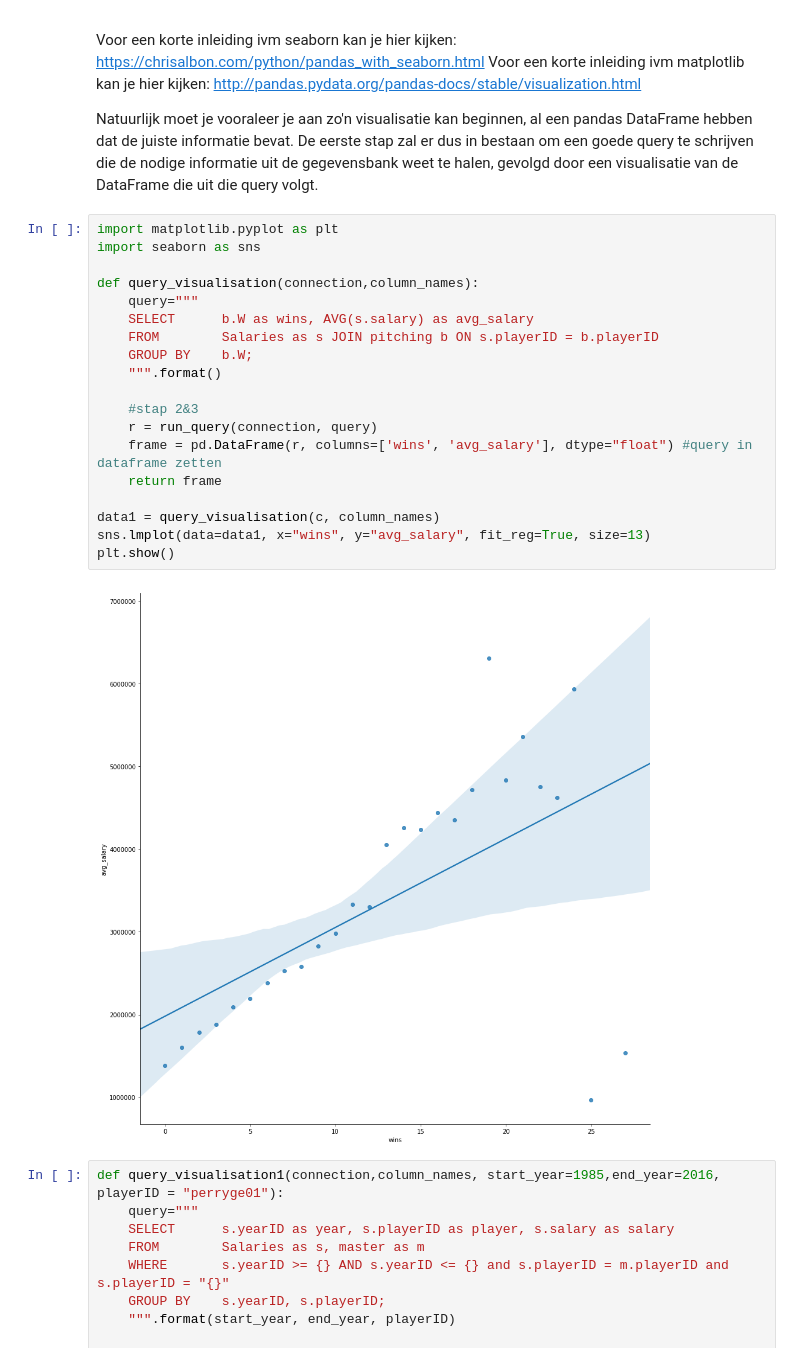
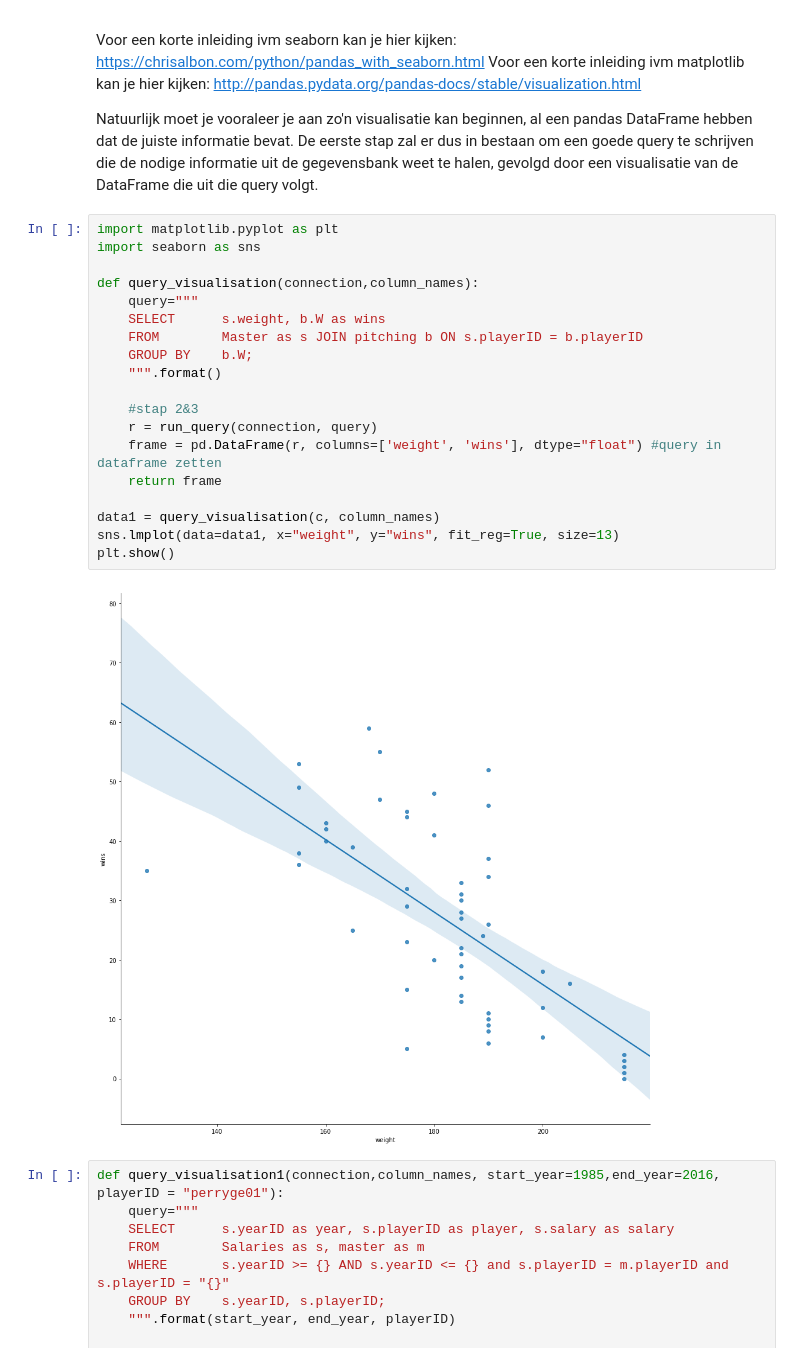
Before and after one commit to TimVanWesemael/Gegevensbanken, a Jupyter notebook: Part 4/04 - ASSIGNMENT.ipynb, the cells around one changed output. Drawn from its saved outputs; the diff is of its cells as text.

Commit message:
weight vs wins

```diff
--- a/Part 4/04 - ASSIGNMENT.ipynb
+++ b/Part 4/04 - ASSIGNMENT.ipynb
@@ -452,24 +452,24 @@ Natuurlijk moet je vooraleer je aan zo'n visualisatie kan beginnen, al een panda
 # %%
 import matplotlib.pyplot as plt
 import seaborn as sns
 
 def query_visualisation(connection,column_names):
     query="""
-    SELECT      b.W as wins, AVG(s.salary) as avg_salary
-    FROM        Salaries as s JOIN pitching b ON s.playerID = b.playerID
+    SELECT      s.weight, b.W as wins
+    FROM        Master as s JOIN pitching b ON s.playerID = b.playerID
     GROUP BY    b.W;
     """.format()
 
     #stap 2&3
     r = run_query(connection, query)
-    frame = pd.DataFrame(r, columns=['wins', 'avg_salary'], dtype="float") #query in dataframe zetten
+    frame = pd.DataFrame(r, columns=['weight', 'wins'], dtype="float") #query in dataframe zetten
     return frame
 
 data1 = query_visualisation(c, column_names)
-sns.lmplot(data=data1, x="wins", y="avg_salary", fit_reg=True, size=13)
+sns.lmplot(data=data1, x="weight", y="wins", fit_reg=True, size=13)
 plt.show()
 # %% [output]
-[figure, old version]
+[figure, new version]
 # %%
 def query_visualisation1(connection,column_names, start_year=1985,end_year=2016, playerID = "perryge01"):
     query="""
```
Also changed, not shown: parts of 1 cell of this notebook.
